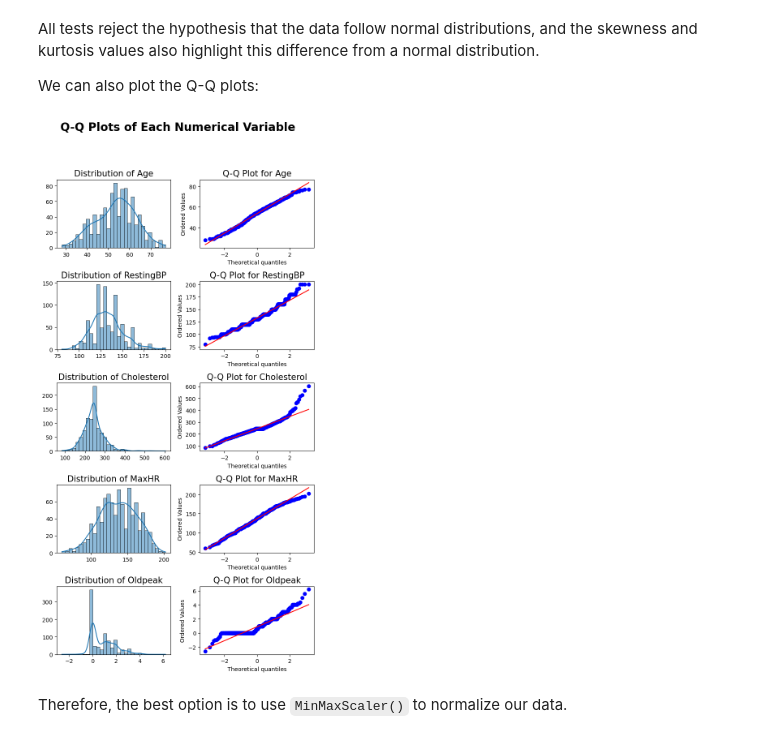
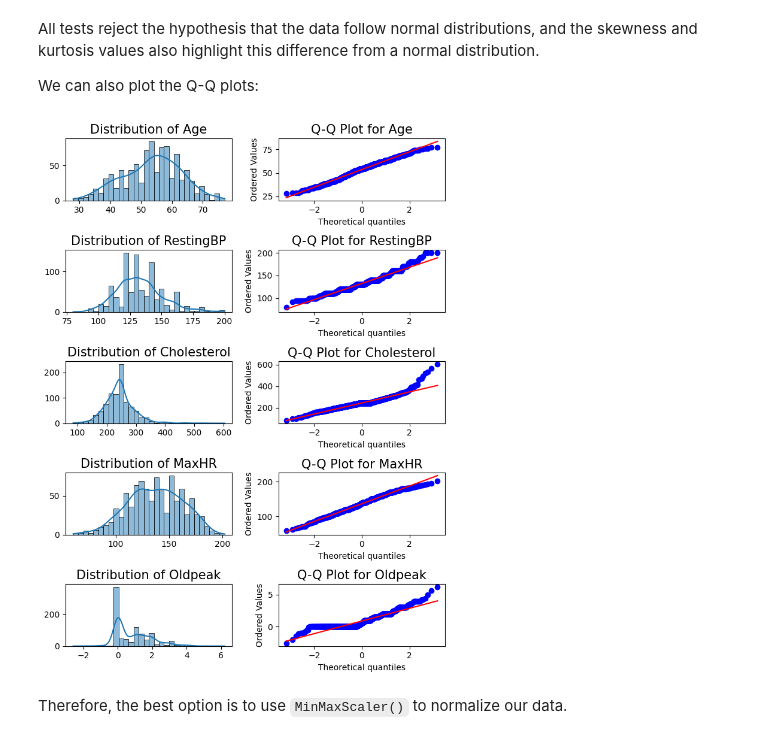
Before and after one commit to jfrg99/Heart-Disease-Classification-using-Supervised-Machine-Learning, a Jupyter notebook: A_EDA_and_feature_engineering.ipynb, the cells around one changed output. Saved outputs shown, nothing was run; the diff lists cells and outputs as text; code cells hidden in the pictures.

```diff
--- a/A_EDA_and_feature_engineering.ipynb
+++ b/A_EDA_and_feature_engineering.ipynb
@@ -450,7 +440,7 @@ So first of all, we need to determine which scaler will work better with our dat
 # %%
 import pandas as pd
 # %%
-new_dataset = pd.read_csv('heartdata_imputed.csv')
+new_dataset = pd.read_csv('datasets/heartdata_imputed.csv')
 new_dataset.head()
 # %% [output]
 |  | Age | Sex | ChestPainType | RestingBP | Cholesterol | FastingBS | RestingECG | MaxHR | ... |
@@ -570,35 +560,35 @@ We can also plot the Q-Q plots:
 # %%
 import pandas as pd
 import seaborn as sns
 import matplotlib.pyplot as plt
 import scipy.stats as stats
 
 df = new_dataset
 
 # Crear una figura con subplots
-fig, axes = plt.subplots(5, 2, figsize=(7, 14))
+fig, axes = plt.subplots(5, 2, figsize=(7, 10))
 
 # Iterar sobre las columnas numéricas
 for i, col in enumerate(num_cols):
     # Histograma con KDE
     sns.histplot(df[col], bins=30, kde=True, ax=axes[i, 0])
     axes[i, 0].set_title(f'Distribution of {col}', fontsize=15)
     axes[i, 0].set_xlabel('')
     axes[i, 0].set_ylabel('')
     axes[i, 0].tick_params(axis='both', which='major', labelsize=10)
 
     # Q-Q Plot
     stats.probplot(df[col], dist="norm", plot=axes[i, 1])
     axes[i, 1].set_title(f'Q-Q Plot for {col}', fontsize=15)
     axes[i, 1].tick_params(axis='both', which='major', labelsize=10)
 
 # Ajustar el layout
-plt.suptitle("Q-Q Plots of Each Numerical Variable\n", fontsize=20, fontweight='bold')
+plt.suptitle("", fontsize=20, fontweight='bold')
 plt.tight_layout(rect=[0, 0, 1, 0.96])
 #plt.savefig('numerical_distribution_qqplots.png', format='png', dpi=300)
 plt.show()
 # %% [output]
-[figure, old version]
+[figure, new version]
 # %% [markdown]
 Therefore, the best option is to use ``MinMaxScaler()`` to normalize our data.
 # %% [markdown]
```
Also changed, not shown: parts of 24 cells of this notebook, 9 other files.
